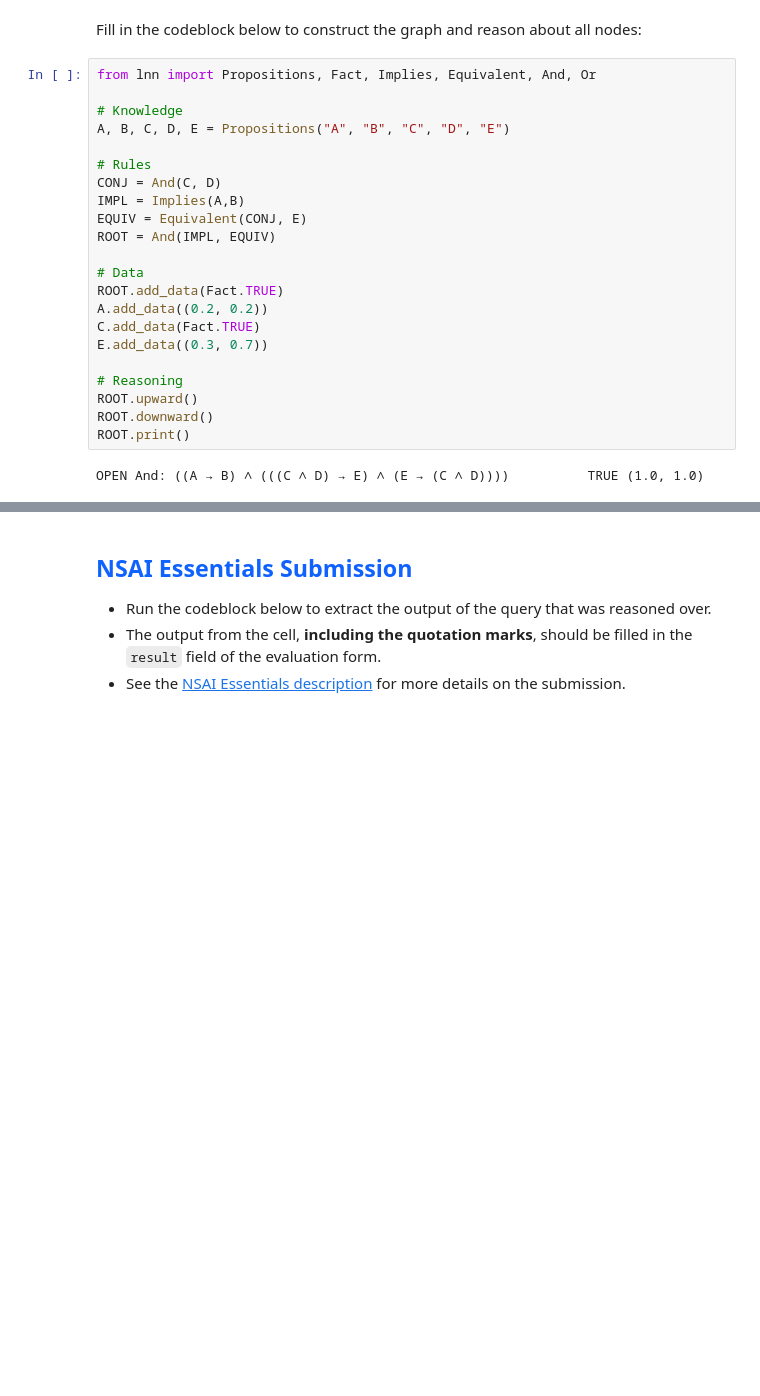
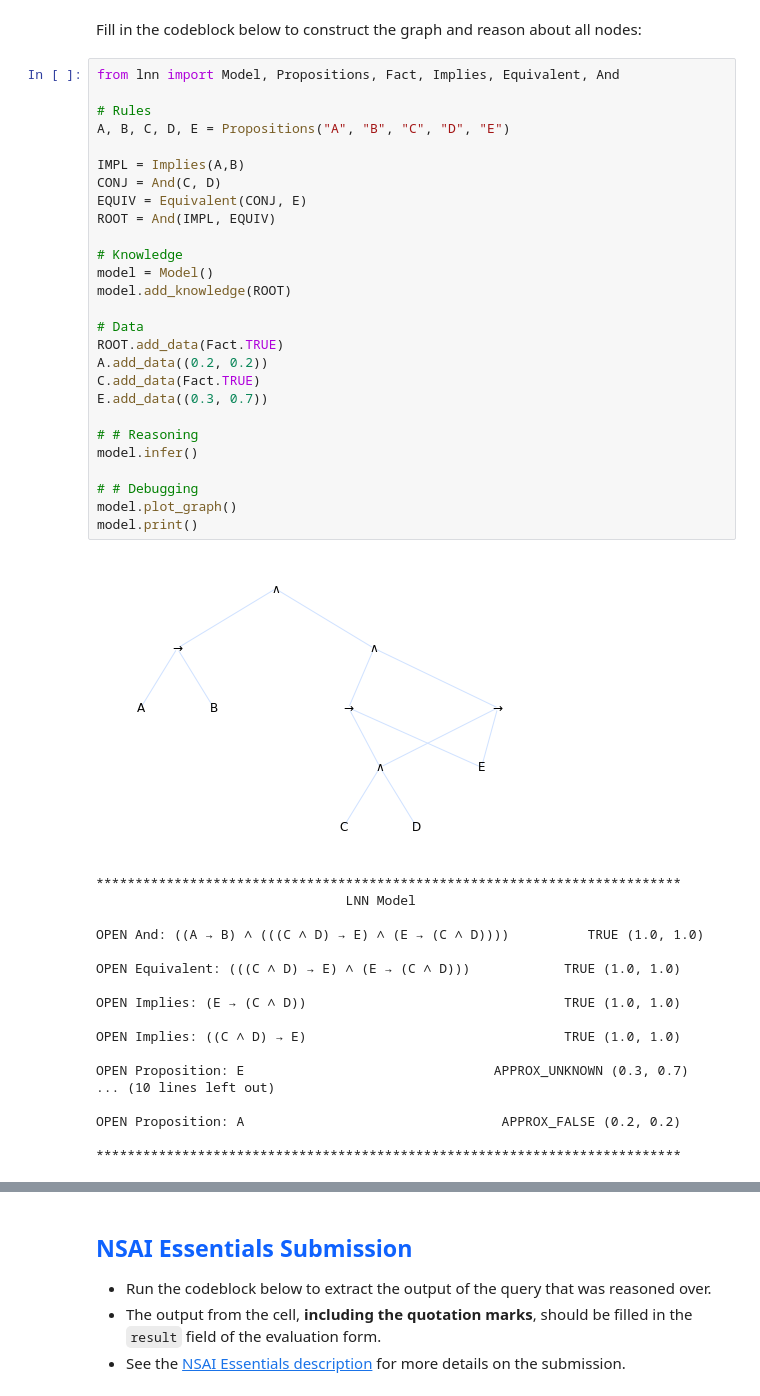
Before and after one commit to SZoerner/LNN, a Jupyter notebook: tutorials/Chapter 1 - Reasoning/experiments/experiment 0.ipynb, the cells around one changed output, grey strips where cells are left out. Saved outputs shown, nothing was run; the diff lists cells and outputs as text; blank space fills up the shorter version.

Commit message:
Use model.

```diff
--- a/tutorials/Chapter 1 - Reasoning/experiments/experiment 0.ipynb
+++ b/tutorials/Chapter 1 - Reasoning/experiments/experiment 0.ipynb
@@ -54,29 +54,51 @@ The final query is to return the truth of a **disjunction** of the following pro
 # %% [markdown]
 Fill in the codeblock below to construct the graph and reason about all nodes:
 # %%
-from lnn import Propositions, Fact, Implies, Equivalent, And, Or
+from lnn import Model, Propositions, Fact, Implies, Equivalent, And
+
+# Rules
+A, B, C, D, E = Propositions("A", "B", "C", "D", "E")
+
+IMPL = Implies(A,B)
+CONJ = And(C, D)
+EQUIV = Equivalent(CONJ, E)
+ROOT = And(IMPL, EQUIV)
 
 # Knowledge
-A, B, C, D, E = Propositions("A", "B", "C", "D", "E")
-
-# Rules
-CONJ = And(C, D)
-IMPL = Implies(A,B)
-EQUIV = Equivalent(CONJ, E)
-ROOT = And(IMPL, EQUIV)
+model = Model()
+model.add_knowledge(ROOT)
 
 # Data
 ROOT.add_data(Fact.TRUE)
 A.add_data((0.2, 0.2))
 C.add_data(Fact.TRUE)
 E.add_data((0.3, 0.7))
 
-# Reasoning
-ROOT.upward()
-ROOT.downward()
-ROOT.print()
+# # Reasoning
+model.infer()
+
+# # Debugging
+model.plot_graph()
+model.print()
 # %% [output]
+[figure, added]
+***************************************************************************
+                                LNN Model
+
 OPEN And: ((A → B) ∧ (((C ∧ D) → E) ∧ (E → (C ∧ D))))          TRUE (1.0, 1.0)
+
+OPEN Equivalent: (((C ∧ D) → E) ∧ (E → (C ∧ D)))            TRUE (1.0, 1.0)
+
+OPEN Implies: (E → (C ∧ D))                                 TRUE (1.0, 1.0)
+
+OPEN Implies: ((C ∧ D) → E)                                 TRUE (1.0, 1.0)
+
+OPEN Proposition: E                                APPROX_UNKNOWN (0.3, 0.7)
+... (10 lines left out)
+
+OPEN Proposition: A                                 APPROX_FALSE (0.2, 0.2)
+
+***************************************************************************
 # %% [markdown]
 ### Query
 Finally, find the state of the **disjunction** between nodes `B`, `D` and `E` using the `query_state` method.
```
Also changed, not shown: parts of 2 cells of this notebook.
